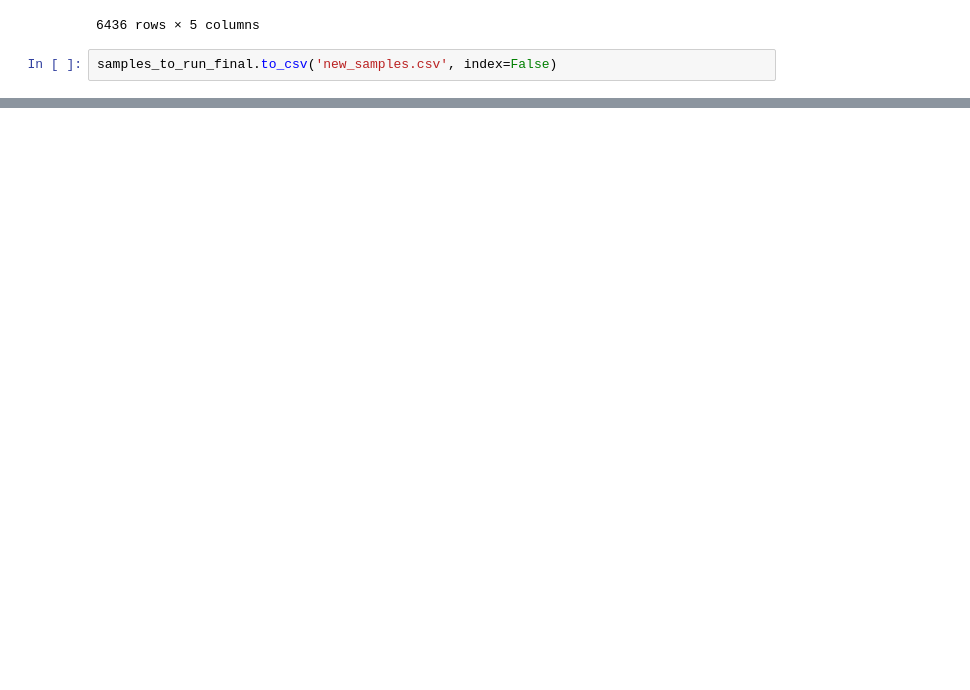
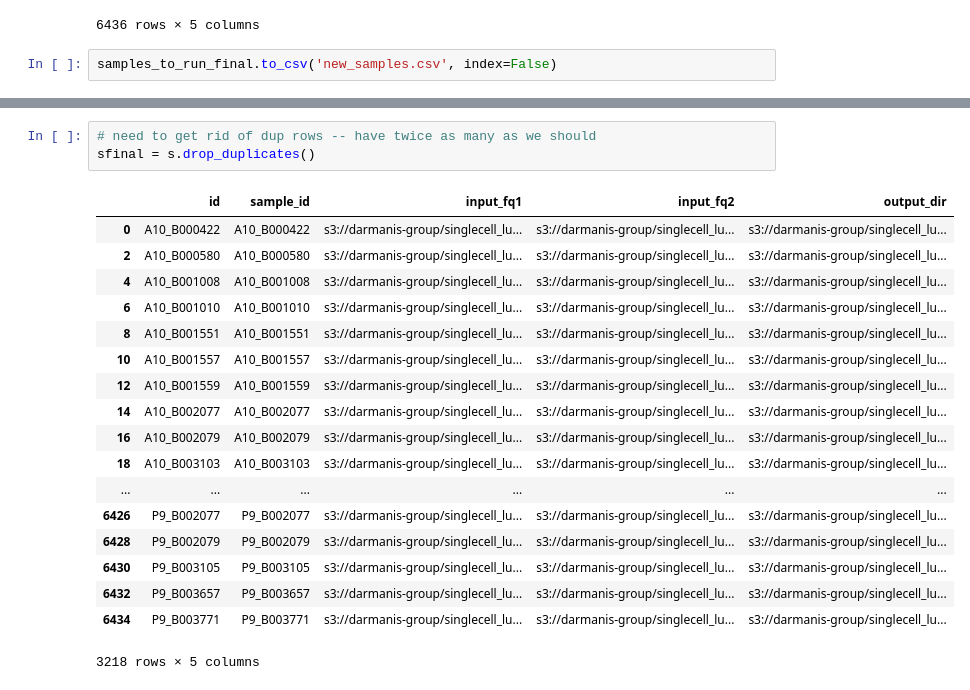
Before and after one commit to czbiohub/TCR_assembly_pipeline, a Jupyter notebook: py_notebooks/getRemainingCellNames.ipynb, the cells around one changed output, grey strips where cells are left out. Drawn from its saved outputs; the diff is of its cells as text; blank space fills up the shorter version.

```diff
--- a/py_notebooks/getRemainingCellNames.ipynb
+++ b/py_notebooks/getRemainingCellNames.ipynb
@@ -477,0 +500,22 @@ samples_to_run_final.to_csv('new_samples.csv', index=False)
+# %%
+# need to get rid of dup rows -- have twice as many as we should
+sfinal = s.drop_duplicates()
+# %% [output]
+|  | id | sample_id | input_fq1 | input_fq2 | output_dir |
+| 0 | A10_B000422 | A10_B000422 | s3://darmanis-group/singlecell_lu... | s3://darmanis-group/singlecell_lu... | s3://darmanis-group/singlecell_lu... |
+| 2 | A10_B000580 | A10_B000580 | s3://darmanis-group/singlecell_lu... | s3://darmanis-group/singlecell_lu... | s3://darmanis-group/singlecell_lu... |
+| 4 | A10_B001008 | A10_B001008 | s3://darmanis-group/singlecell_lu... | s3://darmanis-group/singlecell_lu... | s3://darmanis-group/singlecell_lu... |
+| 6 | A10_B001010 | A10_B001010 | s3://darmanis-group/singlecell_lu... | s3://darmanis-group/singlecell_lu... | s3://darmanis-group/singlecell_lu... |
+| 8 | A10_B001551 | A10_B001551 | s3://darmanis-group/singlecell_lu... | s3://darmanis-group/singlecell_lu... | s3://darmanis-group/singlecell_lu... |
+| 10 | A10_B001557 | A10_B001557 | s3://darmanis-group/singlecell_lu... | s3://darmanis-group/singlecell_lu... | s3://darmanis-group/singlecell_lu... |
+| 12 | A10_B001559 | A10_B001559 | s3://darmanis-group/singlecell_lu... | s3://darmanis-group/singlecell_lu... | s3://darmanis-group/singlecell_lu... |
+| 14 | A10_B002077 | A10_B002077 | s3://darmanis-group/singlecell_lu... | s3://darmanis-group/singlecell_lu... | s3://darmanis-group/singlecell_lu... |
+| 16 | A10_B002079 | A10_B002079 | s3://darmanis-group/singlecell_lu... | s3://darmanis-group/singlecell_lu... | s3://darmanis-group/singlecell_lu... |
+| 18 | A10_B003103 | A10_B003103 | s3://darmanis-group/singlecell_lu... | s3://darmanis-group/singlecell_lu... | s3://darmanis-group/singlecell_lu... |
+| ... | ... | ... | ... | ... | ... |
+| 6426 | P9_B002077 | P9_B002077 | s3://darmanis-group/singlecell_lu... | s3://darmanis-group/singlecell_lu... | s3://darmanis-group/singlecell_lu... |
+| 6428 | P9_B002079 | P9_B002079 | s3://darmanis-group/singlecell_lu... | s3://darmanis-group/singlecell_lu... | s3://darmanis-group/singlecell_lu... |
+| 6430 | P9_B003105 | P9_B003105 | s3://darmanis-group/singlecell_lu... | s3://darmanis-group/singlecell_lu... | s3://darmanis-group/singlecell_lu... |
+| 6432 | P9_B003657 | P9_B003657 | s3://darmanis-group/singlecell_lu... | s3://darmanis-group/singlecell_lu... | s3://darmanis-group/singlecell_lu... |
+| 6434 | P9_B003771 | P9_B003771 | s3://darmanis-group/singlecell_lu... | s3://darmanis-group/singlecell_lu... | s3://darmanis-group/singlecell_lu... |
+3218 rows × 5 columns
```
Also changed, not shown: parts of 1 cell of this notebook, 1 other file.
